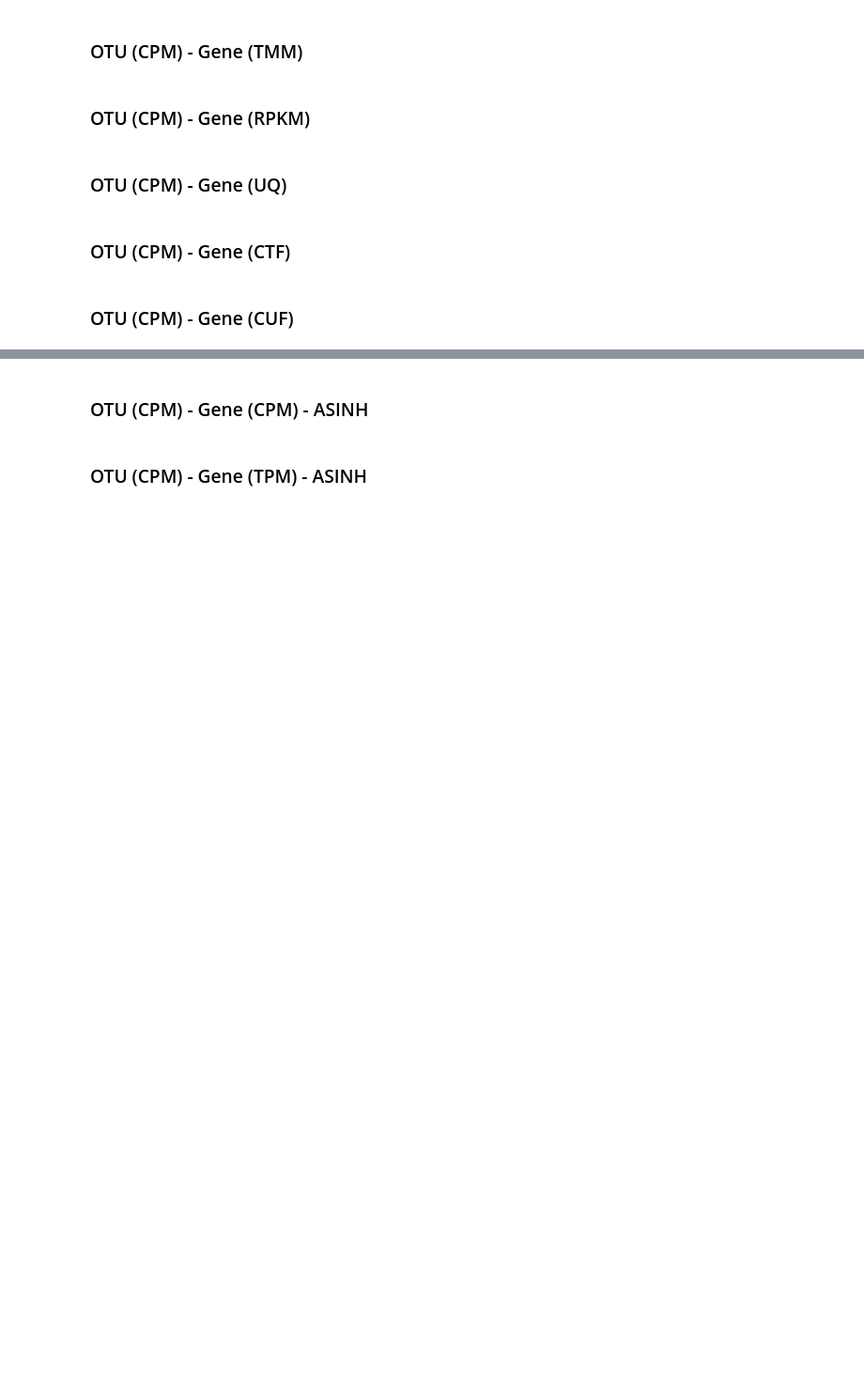
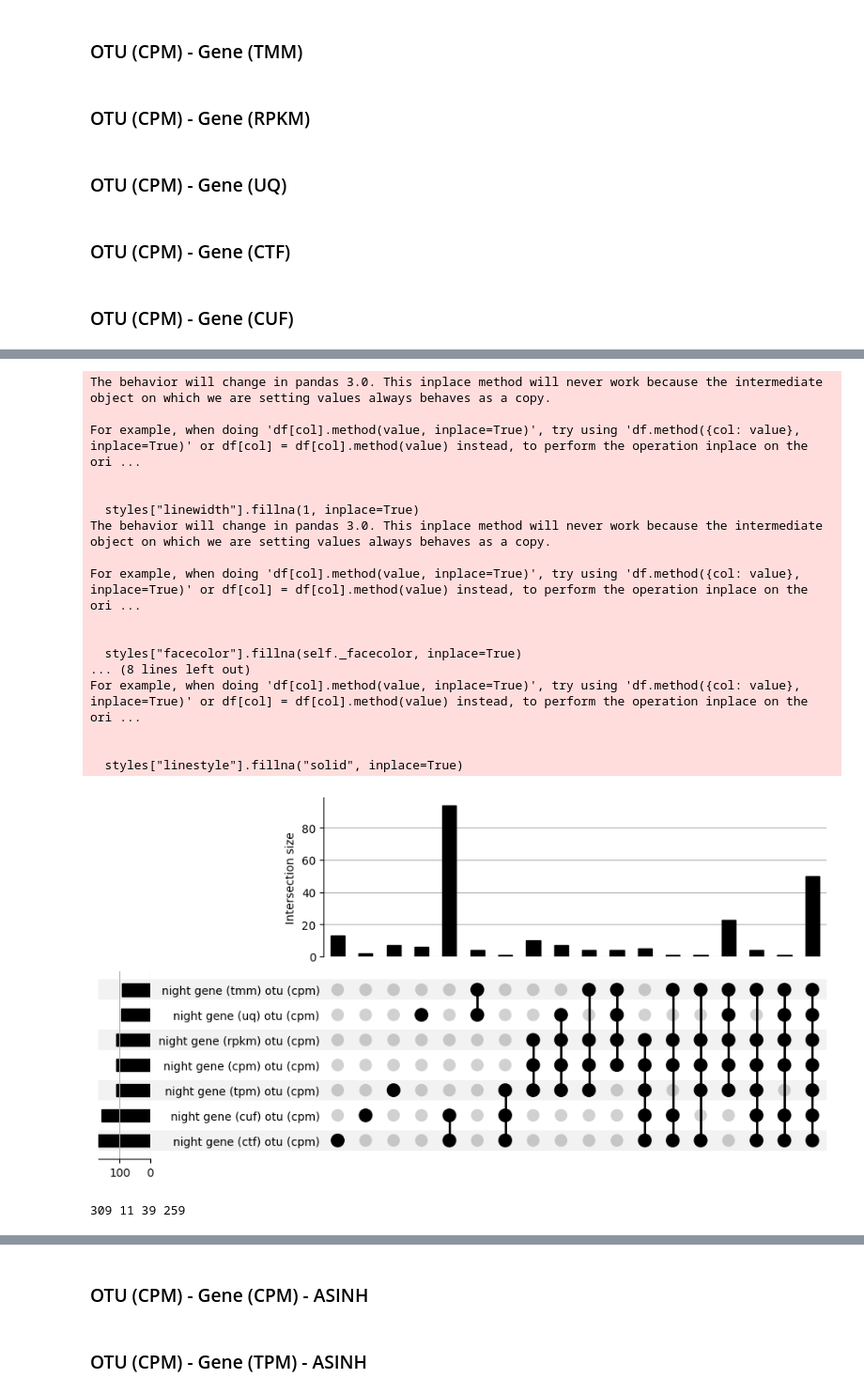
Before and after one commit to SantosRAC/maize_microbiome_transcriptomics, a Jupyter notebook: correlations_rnaseq_metataxonomics/correlations_rnaseq_otus.ipynb, the cells around one changed output, grey strips where cells are left out. Shown at 94% size. Cells and saved outputs as stored; diff of their text form; code cells hidden in the pictures; blank space fills up the shorter version.

```diff
--- a/correlations_rnaseq_metataxonomics/correlations_rnaseq_otus.ipynb
+++ b/correlations_rnaseq_metataxonomics/correlations_rnaseq_otus.ipynb
@@ -240,0 +575,33 @@ print(len(set(pairs_night_genecpm_otucpm).intersection(pairs_night_genetpm_otucp
+# %%
+correlations_night = from_contents(
+    {"night gene (cpm) otu (cpm)": pairs_night_genecpm_otucpm,
+    "night gene (tpm) otu (cpm)": pairs_night_genetpm_otucpm,
+    "night gene (tmm) otu (cpm)": pairs_night_genetmm_otucpm,
+    "night gene (rpkm) otu (cpm)": pairs_night_generpkm_otucpm,
+    "night gene (uq) otu (cpm)": pairs_night_geneuq_otucpm,
+    "night gene (ctf) otu (cpm)": pairs_night_genectf_otucpm,
+    "night gene (cuf) otu (cpm)": pairs_night_genecuf_otucpm}
+)
+
+from upsetplot import UpSet
+
+ax_dict = UpSet(correlations_night, subset_size="count").plot()
+# %% [output]
+The behavior will change in pandas 3.0. This inplace method will never work because the intermediate object on which we are setting values always behaves as a copy.
+
+For example, when doing 'df[col].method(value, inplace=True)', try using 'df.method({col: value}, inplace=True)' or df[col] = df[col].method(value) instead, to perform the operation inplace on the ori ...
+
+
+  styles["linewidth"].fillna(1, inplace=True)
+The behavior will change in pandas 3.0. This inplace method will never work because the intermediate object on which we are setting values always behaves as a copy.
+
+For example, when doing 'df[col].method(value, inplace=True)', try using 'df.method({col: value}, inplace=True)' or df[col] = df[col].method(value) instead, to perform the operation inplace on the ori ...
+
+
+  styles["facecolor"].fillna(self._facecolor, inplace=True)
+... (8 lines left out)
+For example, when doing 'df[col].method(value, inplace=True)', try using 'df.method({col: value}, inplace=True)' or df[col] = df[col].method(value) instead, to perform the operation inplace on the ori ...
+
+
+  styles["linestyle"].fillna("solid", inplace=True)
+[figure, added]
@@ -240,0 +628,7 @@ print(len(set(pairs_night_genecpm_otucpm).intersection(pairs_night_genetpm_otucp
+# %%
+print(len(union_day_night),
+      len(intersection_day_night),
+      len(unique_day),
+      len(unique_night))
+# %% [output]
+309 11 39 259
```
Also changed, not shown: parts of 56 cells of this notebook, 1 other file.
